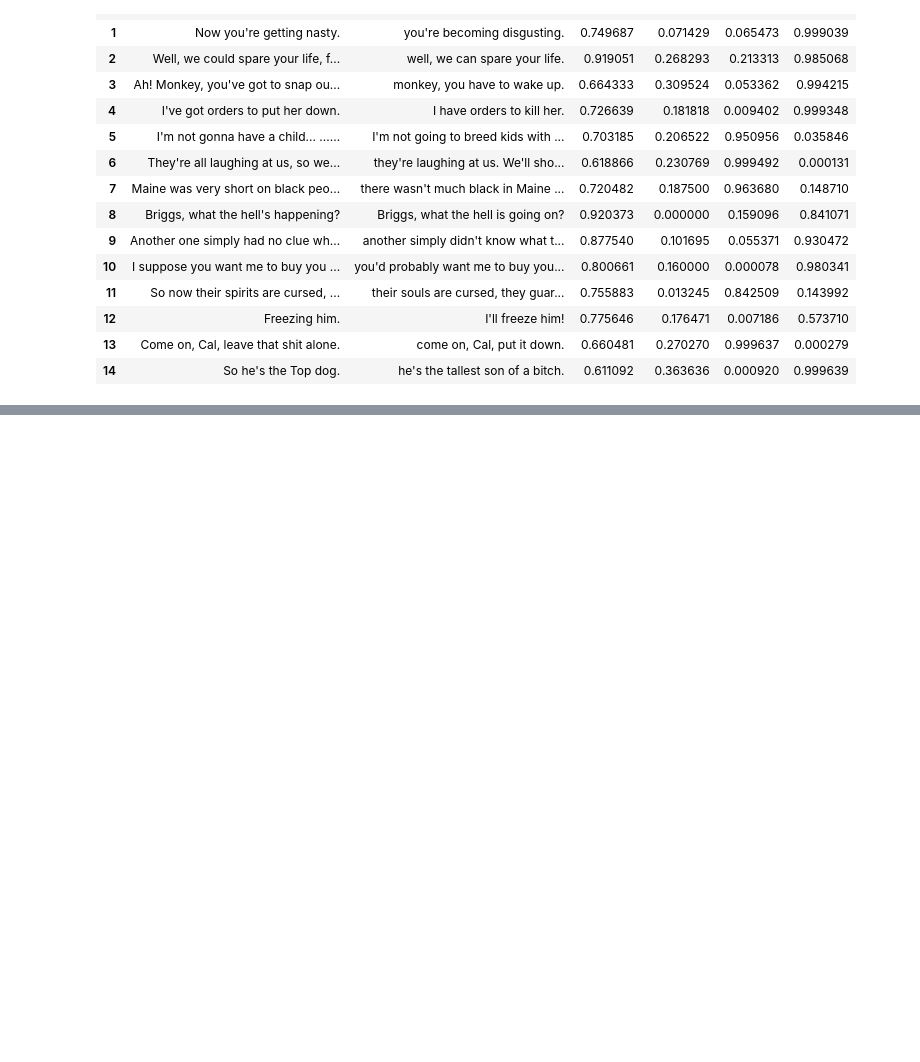
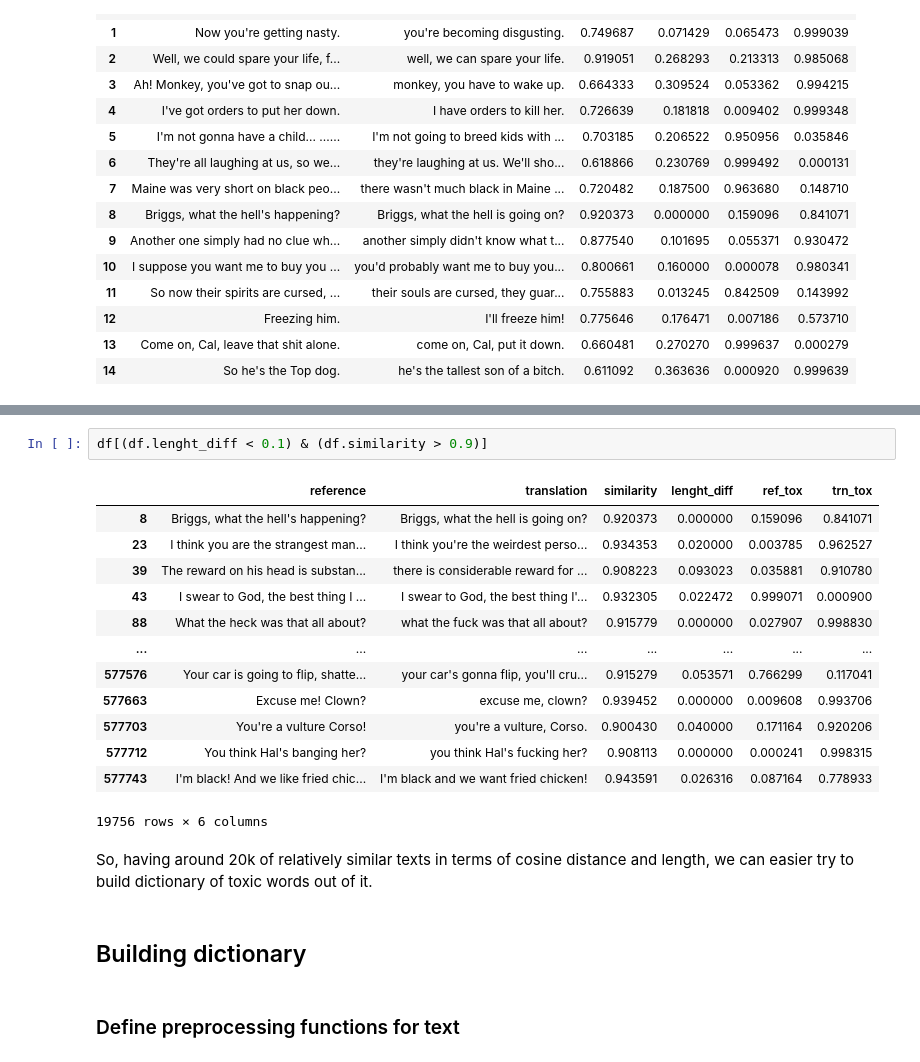
Before and after one commit to kilimanj4r0/text-detoxification, a Jupyter notebook: notebooks/2.0-dictionary-based-model.ipynb, the cells around one changed output, grey strips where cells are left out. Saved outputs shown, nothing was run; the diff lists cells and outputs as text; blank space fills up the shorter version.

Commit message:
Finish the dictionary based method

```diff
--- a/notebooks/2.0-dictionary-based-model.ipynb
+++ b/notebooks/2.0-dictionary-based-model.ipynb
@@ -87,3 +66,25 @@ print(f"{len(toxic_texts)} texts with toxicity threshold {toxicity_threshold}")
+# %%
+df[(df.lenght_diff < 0.1) & (df.similarity > 0.9)]
+# %% [output]
+|  | reference | translation | similarity | lenght_diff | ref_tox | trn_tox |
+| 8 | Briggs, what the hell's happening? | Briggs, what the hell is going on? | 0.920373 | 0.000000 | 0.159096 | 0.841071 |
+| 23 | I think you are the strangest man... | I think you're the weirdest perso... | 0.934353 | 0.020000 | 0.003785 | 0.962527 |
+| 39 | The reward on his head is substan... | there is considerable reward for ... | 0.908223 | 0.093023 | 0.035881 | 0.910780 |
+| 43 | I swear to God, the best thing I ... | I swear to God, the best thing I'... | 0.932305 | 0.022472 | 0.999071 | 0.000900 |
+| 88 | What the heck was that all about? | what the fuck was that all about? | 0.915779 | 0.000000 | 0.027907 | 0.998830 |
+| ... | ... | ... | ... | ... | ... | ... |
+| 577576 | Your car is going to flip, shatte... | your car's gonna flip, you'll cru... | 0.915279 | 0.053571 | 0.766299 | 0.117041 |
+| 577663 | Excuse me! Clown? | excuse me, clown? | 0.939452 | 0.000000 | 0.009608 | 0.993706 |
+| 577703 | You're a vulture Corso! | you're a vulture, Corso. | 0.900430 | 0.040000 | 0.171164 | 0.920206 |
+| 577712 | You think Hal's banging her? | you think Hal's fucking her? | 0.908113 | 0.000000 | 0.000241 | 0.998315 |
+| 577743 | I'm black! And we like fried chic... | I'm black and we want fried chicken! | 0.943591 | 0.026316 | 0.087164 | 0.778933 |
+19756 rows × 6 columns
+# %% [markdown]
+So, having around 20k of relatively similar texts in terms of cosine distance and length, we can easier try to build dictionary of toxic words out of it.
+# %% [markdown]
+## Building dictionary
+# %% [markdown]
+### Define preprocessing functions for text
 # %%
 # Refernce: PMLDL Lab 3 notebook
 from nltk.tokenize import word_tokenize
```
Also changed, not shown: parts of 29 cells of this notebook, 1 other file.
